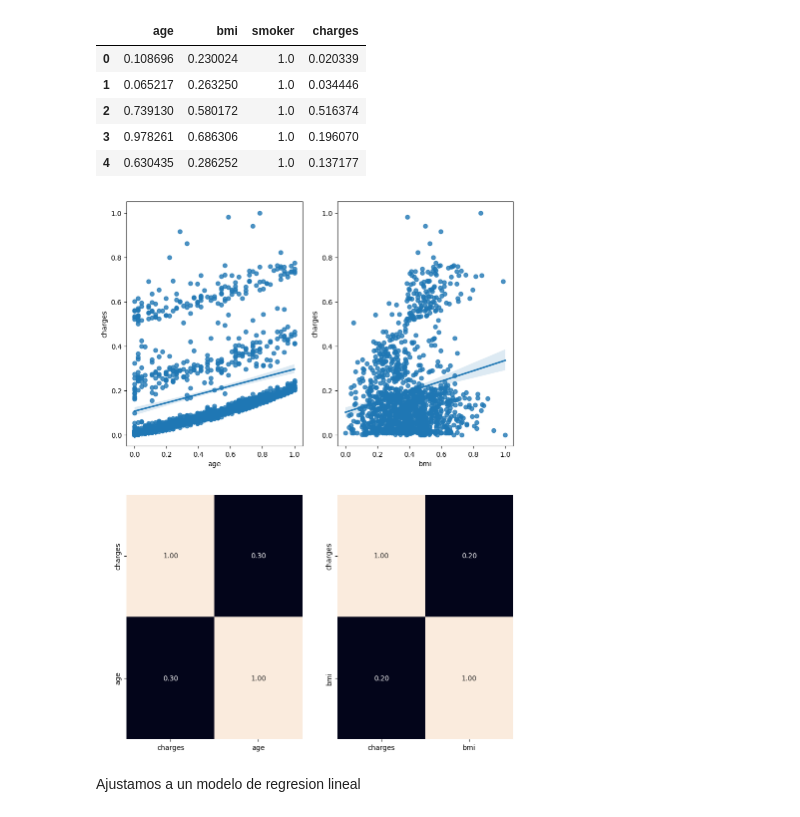
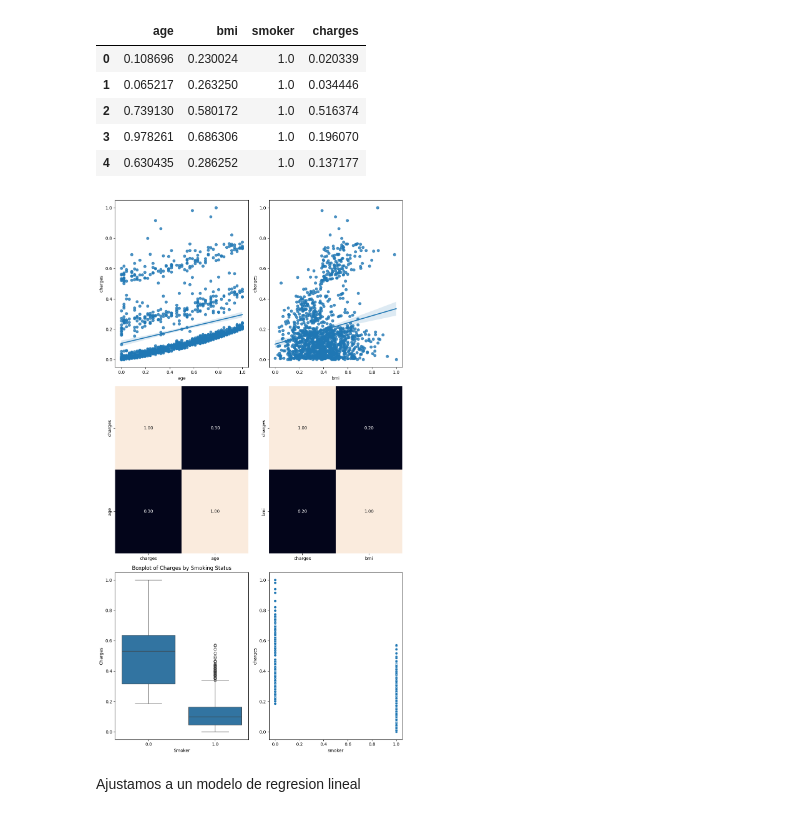
Before and after one commit to 4GeeksAcademy/machine-learning-vicentepolo, a Jupyter notebook: src/explore.ipynb, the cells around one changed output. Cells and saved outputs as stored; diff of their text form; code cells hidden in the pictures.

Commit message:
Sospecho que no coge los valores de smoker bien

```diff
--- a/src/explore.ipynb
+++ b/src/explore.ipynb
@@ -393,18 +393,32 @@ train_data.head()
 | 3 | 0.978261 | 0.686306 | 1.0 | 0.196070 |
 | 4 | 0.630435 | 0.286252 | 1.0 | 0.137177 |
 # %%
-fig, axis = plt.subplots(2, 2, figsize = (10, 14))
 df = pd.concat([train_data, test_data])
 
+# Crear la figura con 2 filas y 2 columnas
+fig, axis = plt.subplots(3, 2, figsize=(10, 18))  # Aumentar a 3 filas para incluir el gráfico de smoker
+
+# Gráfico de regresión para 'age'
 sns.regplot(data=df, x="age", y="charges", ax=axis[0, 0])
 sns.heatmap(df[["charges", "age"]].corr(), annot=True, fmt=".2f", ax=axis[1, 0], cbar=False)
 
+# Gráfico de regresión para 'bmi'
 sns.regplot(data=df, x="bmi", y="charges", ax=axis[0, 1])
 sns.heatmap(df[["charges", "bmi"]].corr(), annot=True, fmt=".2f", ax=axis[1, 1], cbar=False)
 
+# Gráfico de cajas para 'smoker' y 'charges'
+sns.boxplot(data=df, x="smoker", y="charges", ax=axis[2, 0])
+axis[2, 0].set_title('Boxplot of Charges by Smoking Status')
+axis[2, 0].set_xlabel('Smoker')
+axis[2, 0].set_ylabel('Charges')
+
+# Opcional: Gráfico de dispersión para 'smoker' y 'charges' (si deseas)
+sns.scatterplot(data=df, x="smoker", y="charges", ax=axis[2, 1])  # Si has convertido 'smoker' a numérico
+
+plt.tight_layout()
 plt.show()
 # %% [output]
-[figure, old version]
+[figure, new version]
 # %% [markdown]
 Ajustamos a un modelo de regresion lineal
 # %%
```
Also changed, not shown: parts of 2 cells of this notebook.
